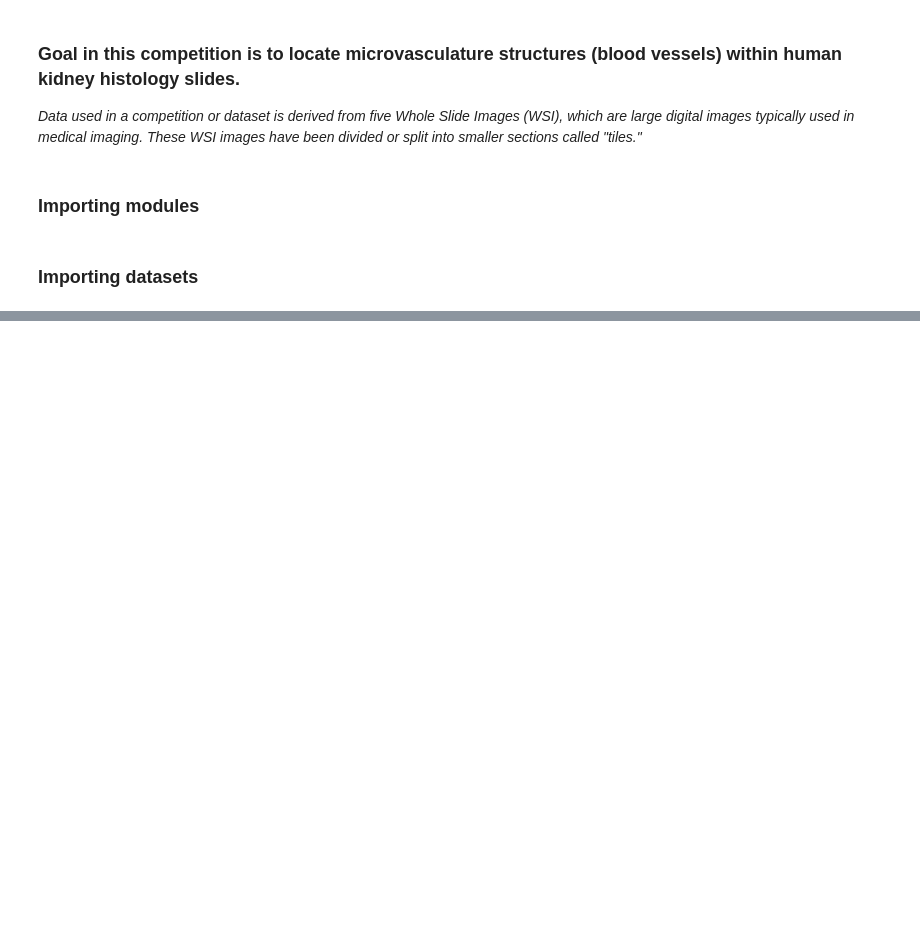
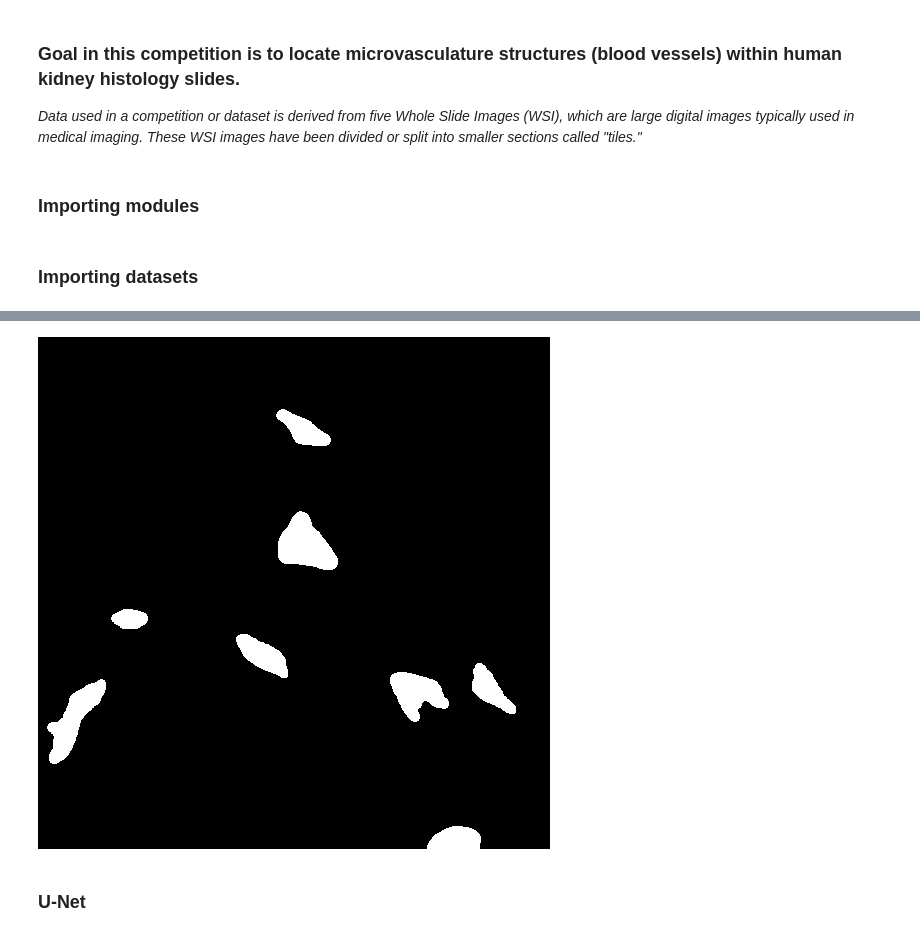
Before and after one commit to PrathmeshAdsod/Hacking-the-Human-Vasculature, a Jupyter notebook: code.ipynb, the cells around one changed output, grey strips where cells are left out. Saved outputs shown, nothing was run; the diff lists cells and outputs as text; code cells hidden in the pictures; blank space fills up the shorter version.

```diff
--- a/code.ipynb
+++ b/code.ipynb
@@ -79,0 +107,6 @@ plt.imshow(masked_image)
+# %%
+PIL.Image.open(masks_images[100])
+# %% [output]
+[figure, added]
+# %% [markdown]
+### U-Net
```
Also changed, not shown: parts of 32 cells of this notebook.
